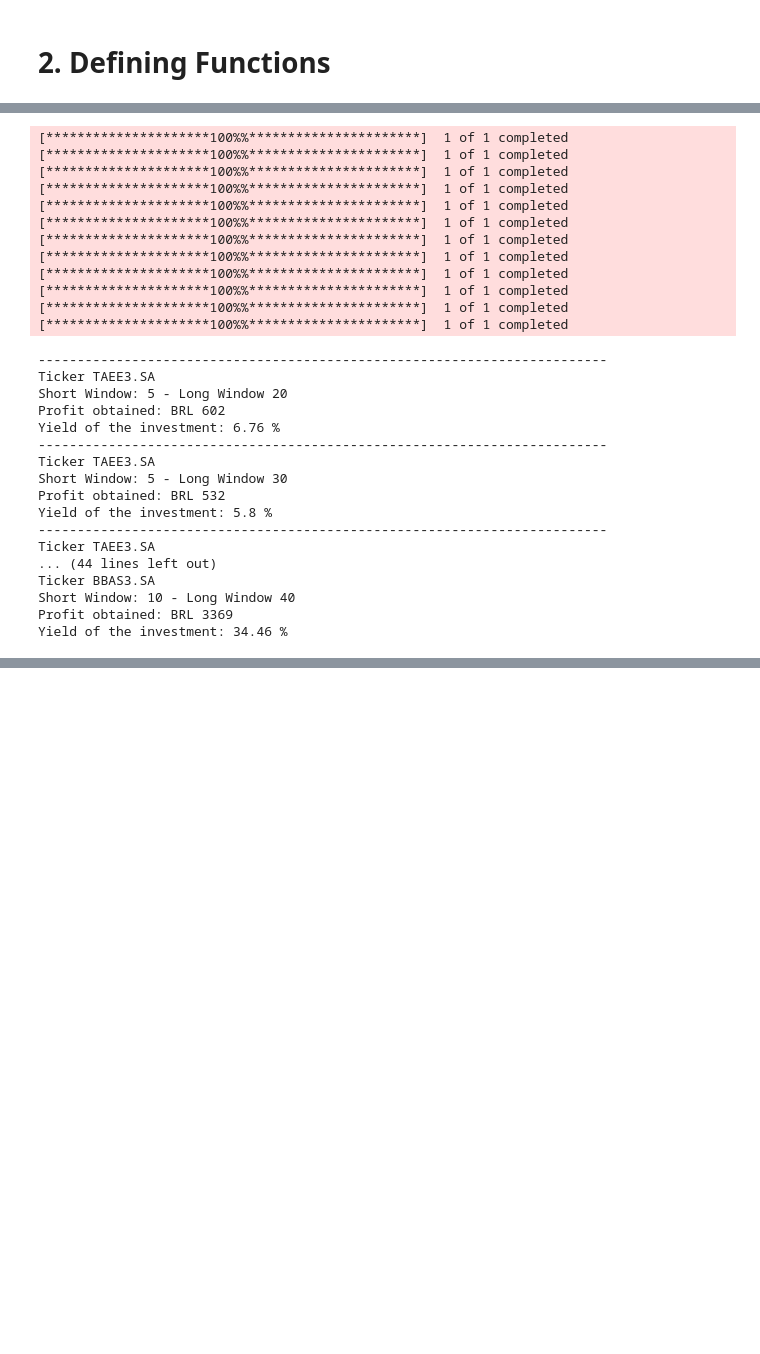
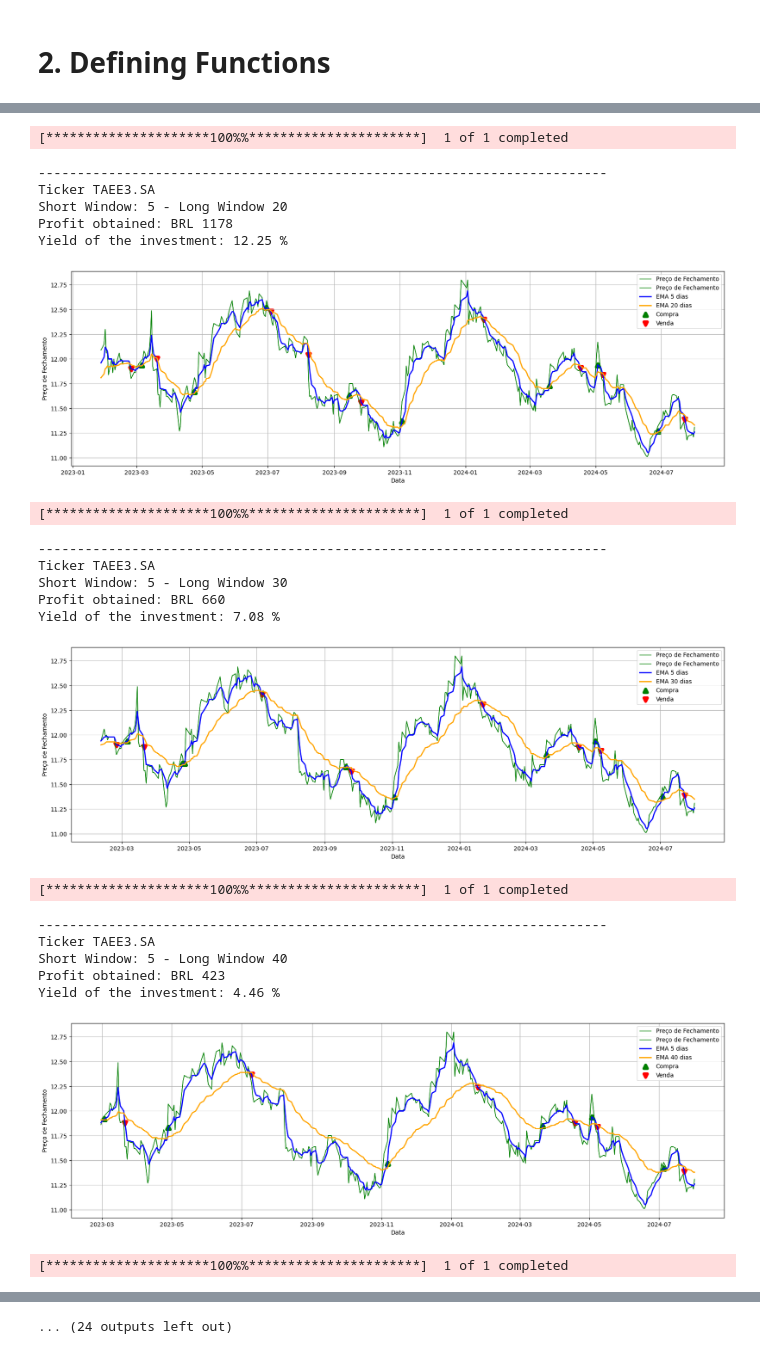
Before and after one commit to Antunes1993/finance_analysis, a Jupyter notebook: 002 - Backtesting/001_backtesting.ipynb, the cells around one changed output, grey strips where cells are left out. Cells and saved outputs as stored; diff of their text form; code cells hidden in the pictures; blank space fills up the shorter version.

```diff
--- a/002 - Backtesting/001_backtesting.ipynb
+++ b/002 - Backtesting/001_backtesting.ipynb
@@ -136,17 +131,25 @@ plt.show()
 # %% [markdown]
 # 2. Defining Functions
 # %%
-def backtest_sma(ticker, start_date, end_date, short_window, long_window, initial_amount, show_graph):
+def backtest_moving_average(ticker, start_date, end_date, short_window, long_window, initial_amount, show_graph, moving_average_mode):
     yf.pdr_override()
     data = round(web.get_data_yahoo(ticker, start=start_date, end=end_date), 2)
+
 
     data['SMA_Short'] = data['Close'].rolling(window=short_window).mean().round(2)
     data['SMA_Long'] = data['Close'].rolling(window=long_window).mean().round(2)
 
+    data['EMA_Short'] = data['Close'].ewm(span=short_window).mean().round(2)
+    data['EMA_Long'] = data['Close'].ewm(span=long_window).mean().round(2)
+
     data.dropna(inplace=True)
 
-    str_short = "SMA_Short"
-    str_long = "SMA_Long"
+    if moving_average_mode == "sma":
+        str_short = "SMA_Short"
+        str_long = "SMA_Long"
+    elif moving_average_mode == "ema":
+        str_short = "EMA_Short"
+        str_long = "EMA_Long"
 
     # Lógica para os buy signals
     buy_signals = (data[str_short] > data[str_long]) & (data[str_short].shift(1) <= data[str_long].shift(1))
@@ -215,42 +218,37 @@ def plot_graph(data, str_short, str_long):
 # %%
 start_date = "2023-01-01"
 end_date = datetime.today().strftime('%Y-%m-%d')
 short_windows = [5, 10]
 long_windows = [20, 30, 40]
 tickers = [
     "TAEE3.SA", "BBAS3.SA" ]
 
 for ticker in tickers:
     for short_window in short_windows:
         for long_window in long_windows:
-            backtest_sma(ticker, start_date=start_date, end_date=end_date, short_window=short_window, long_window=long_window, initial_amount=initial_amount, show_graph=False)
+            #Parameters: Ticker, Start Date, End Date, Show All Graphs, short window, long window, initial capital invested (ex: 10000), show_graphs, moving_average_mode (sma or ema)
+
+            backtest_moving_average(ticker, start_date=start_date, end_date=end_date, short_window=short_window, long_window=long_window, initial_amount=initial_amount, show_graph=True, moving_average_mode="ema")
 # %% [output]
 [*********************100%%**********************]  1 of 1 completed
-[*********************100%%**********************]  1 of 1 completed
-[*********************100%%**********************]  1 of 1 completed
-[*********************100%%**********************]  1 of 1 completed
-[*********************100%%**********************]  1 of 1 completed
-[*********************100%%**********************]  1 of 1 completed
-[*********************100%%**********************]  1 of 1 completed
-[*********************100%%**********************]  1 of 1 completed
-[*********************100%%**********************]  1 of 1 completed
-[*********************100%%**********************]  1 of 1 completed
-[*********************100%%**********************]  1 of 1 completed
-[*********************100%%**********************]  1 of 1 completed
 -------------------------------------------------------------------------
 Ticker TAEE3.SA
 Short Window: 5 - Long Window 20
-Profit obtained: BRL 602
-Yield of the investment: 6.76 %
--------------------------------------------------------------------------
-Ticker TAEE3.SA
-Short Window: 5 - Long Window 30
-Profit obtained: BRL 532
-Yield of the investment: 5.8 %
--------------------------------------------------------------------------
-Ticker TAEE3.SA
-... (44 lines left out)
-Ticker BBAS3.SA
-Short Window: 10 - Long Window 40
-Profit obtained: BRL 3369
-Yield of the investment: 34.46 %
+Profit obtained: BRL 1178
+Yield of the investment: 12.25 %
+[figure, added]
+[*********************100%%**********************]  1 of 1 completed
+-------------------------------------------------------------------------
+Ticker TAEE3.SA
+Short Window: 5 - Long Window 30
+Profit obtained: BRL 660
+Yield of the investment: 7.08 %
+[figure, added]
+[*********************100%%**********************]  1 of 1 completed
+-------------------------------------------------------------------------
+Ticker TAEE3.SA
+Short Window: 5 - Long Window 40
+Profit obtained: BRL 423
+Yield of the investment: 4.46 %
+[figure, added]
+[*********************100%%**********************]  1 of 1 completed
@@ -256,0 +261 @@ Yield of the investment: 34.46 %
+... (24 outputs left out)
```
Also changed, not shown: parts of 6 cells of this notebook, 6 other files.
